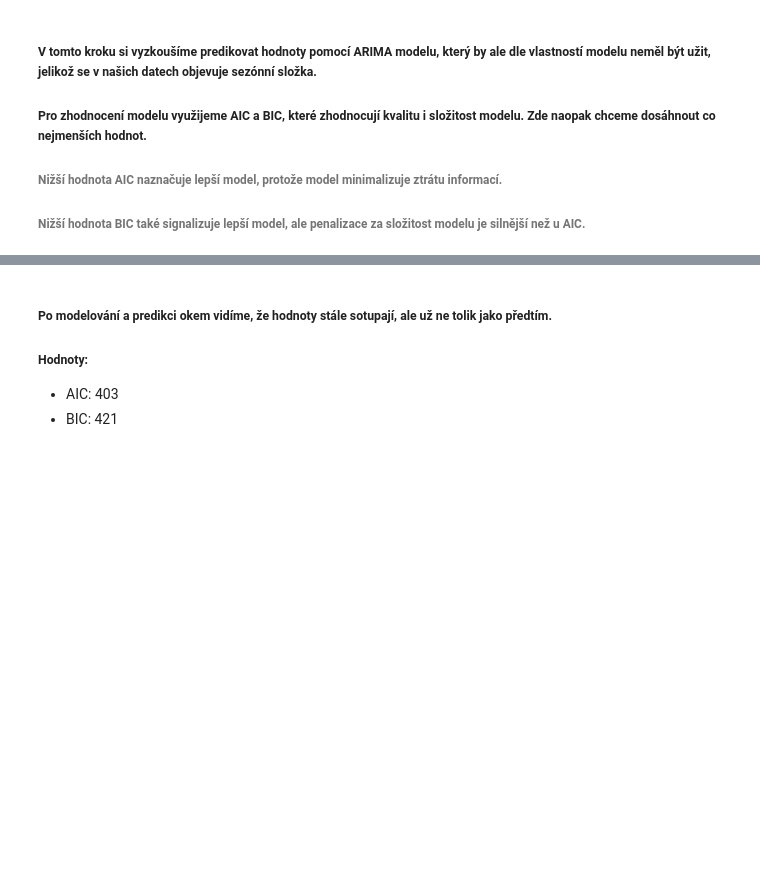
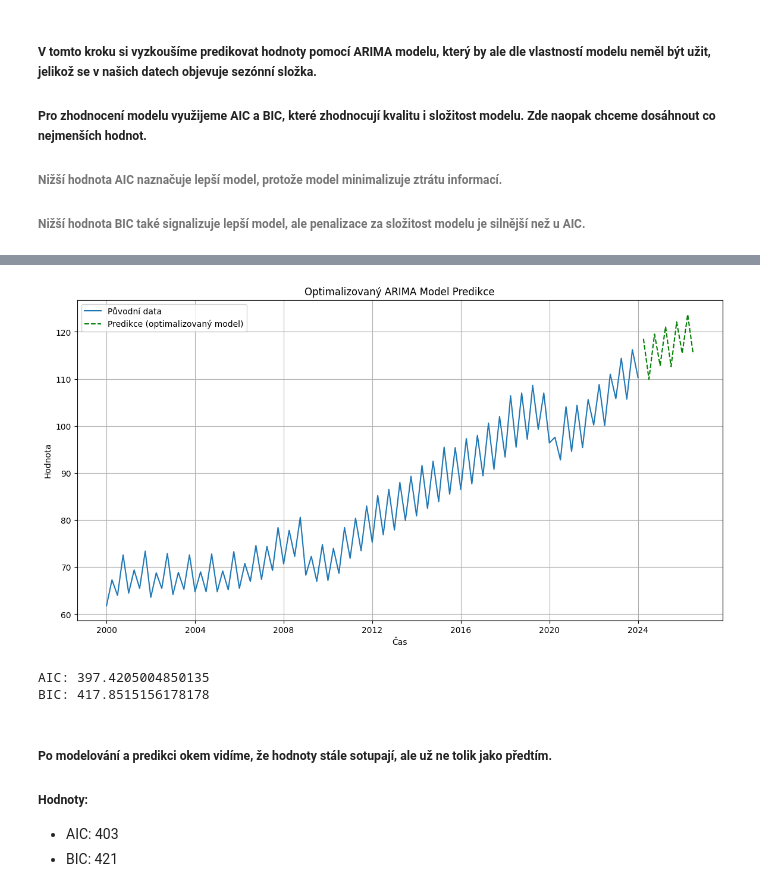
Before and after one commit to ulricht01/CAS, a Jupyter notebook: semestralni_prace.ipynb, the cells around one changed output, grey strips where cells are left out. Cells and saved outputs as stored; diff of their text form; code cells hidden in the pictures; blank space fills up the shorter version.

```diff
--- a/semestralni_prace.ipynb
+++ b/semestralni_prace.ipynb
@@ -198,0 +219,71 @@ BIC: 421.4092776810924
+# %%
+from bayes_opt import BayesianOptimization
+import pandas as pd
+import numpy as np
+from statsmodels.tsa.arima.model import ARIMA
+
+forecast_periods = 10
+# Funkce pro hodnocení ARIMA modelu (AIC jako metrika)
+def evaluate_arima_model(data, p, d, q):
+    try:
+        # Převod parametrů na celočíselné hodnoty
+        p, d, q = int(p), int(d), int(q)
+
+        # Vytvoření a fitování ARIMA modelu
+        model = ARIMA(data, order=(p, d, q))
+        model_fit = model.fit()
+
+        # Návrat hodnoty AIC
+        return -model_fit.aic  # Optimalizujeme na minimum, takže vracíme zápornou hodnotu
+    except:
+        return np.inf  # Pokud model selže, vracíme nekonečno
+
+# Definování rozsahu parametrů
+pbounds = {
+    'p': (0, 5),
+    'd': (0, 5),
+    'q': (0, 5)
+}
+
+# Spuštění Bayesian Optimization
+optimizer = BayesianOptimization(
+    f=lambda p, d, q: evaluate_arima_model(filtered_data['OBS_VALUE'], p, d, q),
+    pbounds=pbounds,
+    verbose=2,
+    random_state=1
+)
+
+# Spuštění optimalizace (např. 50 pokusů)
+optimizer.maximize(init_points=10, n_iter=40)
+
+# Nejlepší nalezené parametry
+best_params = optimizer.max['params']
+p_best = int(best_params['p'])
+d_best = int(best_params['d'])
+q_best = int(best_params['q'])
+
+print(f'Nejlepší parametry ARIMA: p={p_best}, d={d_best}, q={q_best}')
+
+# Trénink modelu ARIMA s optimalizovanými parametry
+best_model = ARIMA(filtered_data['OBS_VALUE'], order=(p_best, d_best, q_best))
+best_model_fit = best_model.fit()
+
+# Vytvoření predikcí
+forecast = best_model_fit.forecast(steps=forecast_periods)
+forecast_index = pd.date_range(start=filtered_data.index[-1] + pd.DateOffset(months=1), periods=forecast_periods, freq='Q')
+
+# Vykreslení výsledků
+plt.figure(figsize=(14, 7))
+plt.plot(filtered_data.index, filtered_data['OBS_VALUE'], label='Původní data')
+plt.plot(forecast_index, forecast, color='green', linestyle='--', label='Predikce (optimalizovaný model)')
+plt.title('Optimalizovaný ARIMA Model Predikce')
+plt.xlabel('Čas')
+plt.ylabel('Hodnota')
+plt.legend()
+plt.grid(True)
+plt.show()
+
+# Zobrazení AIC a BIC pro optimalizovaný model
+print(f'AIC: {best_model_fit.aic}')
+print(f'BIC: {best_model_fit.bic}')
+# %% [output]
@@ -199,3 +307,6 @@ BIC: 421.4092776810924
+[figure, added]
+AIC: 397.4205004850135
+BIC: 417.8515156178178
 # %% [markdown]
 ##### Po modelování a predikci okem vidíme, že hodnoty stále sotupají, ale už ne tolik jako předtím.
 
```
Also changed, not shown: parts of 9 cells of this notebook.
